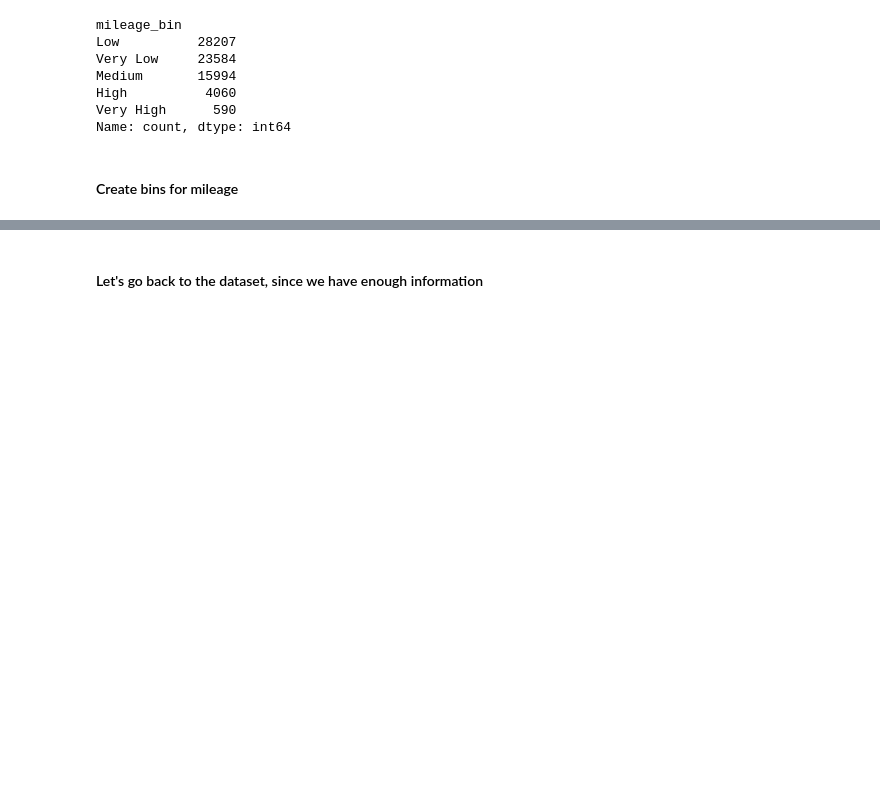
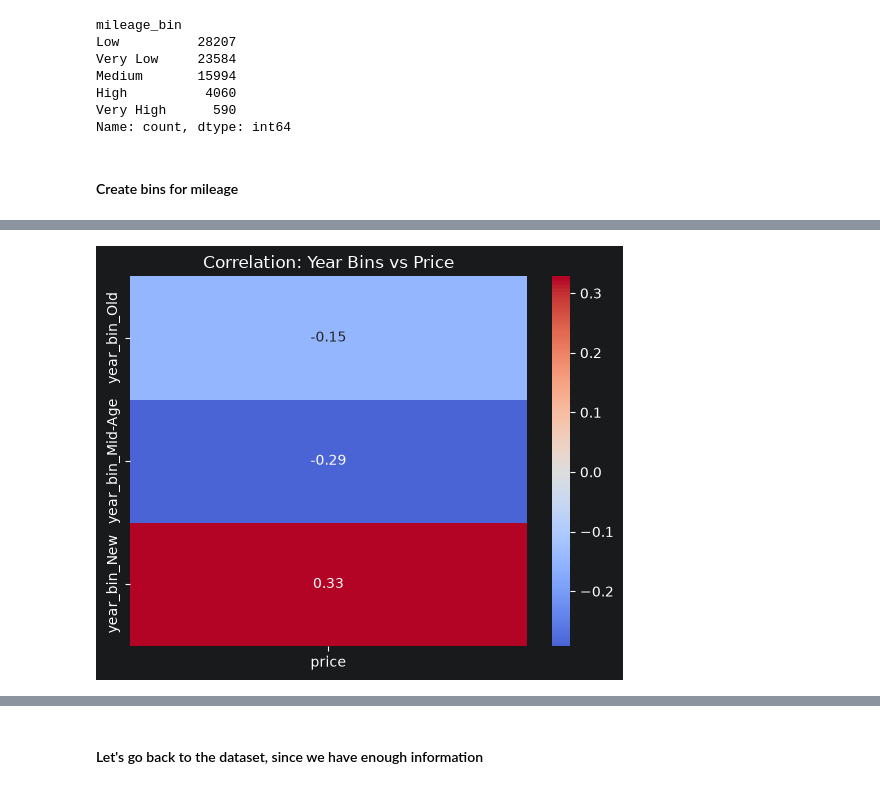
Before and after one commit to kovexison/Practica-AI, a Jupyter notebook: 01-ML-Regression/car_prices_regression.ipynb, the cells around one changed output, grey strips where cells are left out. Saved outputs shown, nothing was run; the diff lists cells and outputs as text; code cells hidden in the pictures; blank space fills up the shorter version.

Commit message:
correlation diagrams between bins and price

```diff
--- a/01-ML-Regression/car_prices_regression.ipynb
+++ b/01-ML-Regression/car_prices_regression.ipynb
@@ -527,0 +531,12 @@ plt.show()
+# %%
+#Other rellevant binnings
+
+#Year binning
+bins_year=[1900, 2010, 2015,df['year'].max()]
+labels_year=['Old','Mid-Age','New']
+
+df['year_bin']=pd.cut(df['year'],bins=bins_year,labels=labels_year)
+
+print("Year distribution:")
+
+df['year_bin'].value_counts()
@@ -527,0 +550,25 @@ plt.show()
+# %%
+# 1. Define year bins
+bins_year=[1900, 2010, 2015,df['year'].max()]
+labels_year=['Old','Mid-Age','New']
+
+df['year_bin'] = pd.cut(df['year'], bins=bins_year, labels=labels_year)
+
+# 2. One-hot encode the bin column
+df_encoded_bins = pd.get_dummies(df[['year_bin', 'price']], drop_first=False)
+
+# 3. Compute correlation matrix
+corr_bins = df_encoded_bins.corr()
+
+# 4. Show correlation of each bin with price
+corr_with_price = corr_bins[['price']].drop('price')  # remove self-correlation
+
+# 5. Plot
+import seaborn as sns
+import matplotlib.pyplot as plt
+
+sns.heatmap(corr_with_price, annot=True, cmap='coolwarm', center=0)
+plt.title('Correlation: Year Bins vs Price')
+plt.show()
+# %% [output]
+[figure, added]
```
Also changed, not shown: parts of 9 cells of this notebook.
